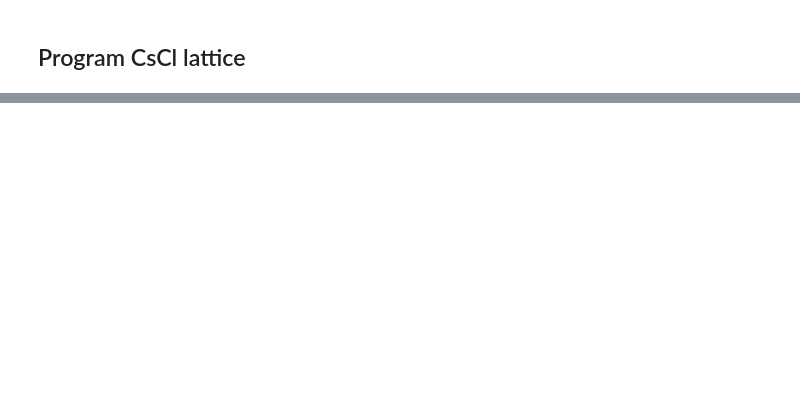
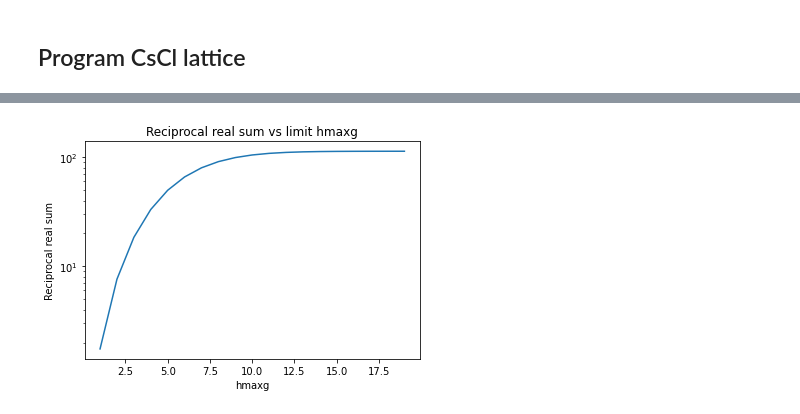
Before and after one commit to carle13/DipolarMagneticInteractions, a Jupyter notebook: csCl.ipynb, the cells around one changed output, grey strips where cells are left out. Saved outputs shown, nothing was run; the diff lists cells and outputs as text; code cells hidden in the pictures; blank space fills up the shorter version.

```diff
--- a/csCl.ipynb
+++ b/csCl.ipynb
@@ -137,0 +93,31 @@ Madelung constant Kittel : -1.76267477
+# %%
+#Defining the atomic system
+
+alattice = 2.814 # Defines the lattice spacing of the cell
+a = np.array ([1,0,0])
+b = np.array ([0,1,0])
+c = np.array ([0,0,1])
+
+nq = 2
+q = np.zeros([nq], dtype = 'float')
+q[0] =  1. # Tells to tag a positive charge to the first q (Na)
+q[1] = -1. # Tells to tag a negative charge to the second q (Cl)
+tau = np.zeros([3,nq], dtype = 'float')
+tau[:,0] = [0,0,0] # Indicates the coordinates of the (Na) in the cell/lattice
+tau[:,1] = [1./2.,1./2.,1./2.] # Indicates the coordinates of the (Cl) in the cell/lattice
+# %%
+#Produce plot of reciprocal sum vs hmaxg
+maxG = np.arange(1, 20)
+reciprocalSums = []
+for i in range(len(maxG)):
+    reciprocalSums.append(ewald(alattice, a, b, c, q, tau, 4, maxG[i], 10)[0])
+
+plt.figure()
+plt.title('Reciprocal real sum vs limit hmaxg')
+plt.xlabel('hmaxg')
+plt.ylabel('Reciprocal real sum')
+plt.yscale('log')
+plt.plot(maxG, reciprocalSums)
+plt.show()
+# %% [output]
+[figure, added]
```
Also changed, not shown: parts of 8 cells of this notebook, 1 other file.
